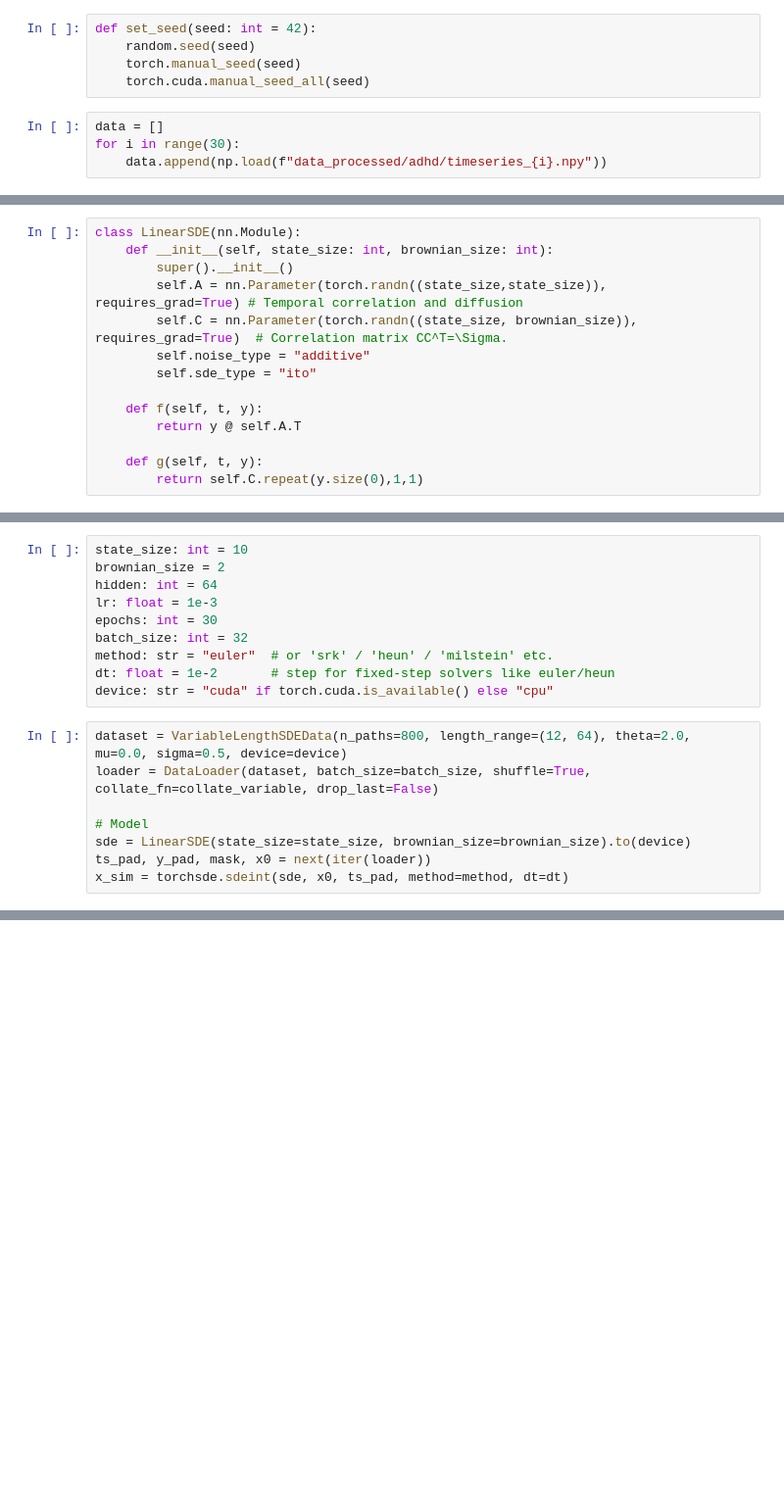
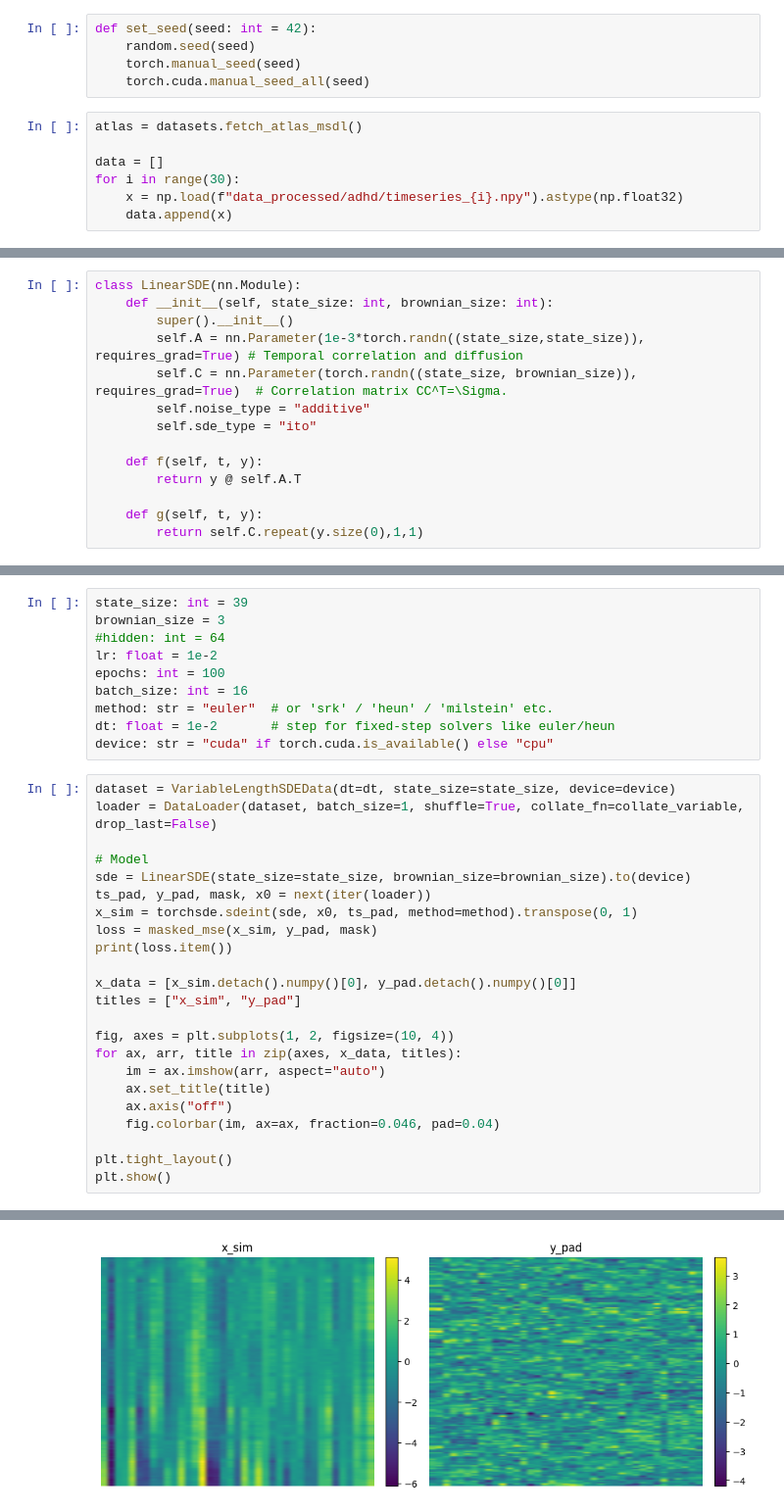
Before and after one commit to dani2442/neuroscience, a Jupyter notebook: notebooks/model_sde.ipynb, the cells around one changed output, grey strips where cells are left out. Shown at 98% size. Saved outputs shown, nothing was run; the diff lists cells and outputs as text; blank space fills up the shorter version.

```diff
--- a/notebooks/model_sde.ipynb
+++ b/notebooks/model_sde.ipynb
@@ -30,6 +30,9 @@ def set_seed(seed: int = 42):
     torch.manual_seed(seed)
     torch.cuda.manual_seed_all(seed)
 # %%
+atlas = datasets.fetch_atlas_msdl()
+
 data = []
 for i in range(30):
-    data.append(np.load(f"data_processed/adhd/timeseries_{i}.npy"))
+    x = np.load(f"data_processed/adhd/timeseries_{i}.npy").astype(np.float32)
+    data.append(x)
@@ -140,7 +128,7 @@ def collate_variable(batch):
 class LinearSDE(nn.Module):
     def __init__(self, state_size: int, brownian_size: int):
         super().__init__()
-        self.A = nn.Parameter(torch.randn((state_size,state_size)), requires_grad=True) # Temporal correlation and diffusion
+        self.A = nn.Parameter(1e-3*torch.randn((state_size,state_size)), requires_grad=True) # Temporal correlation and diffusion
         self.C = nn.Parameter(torch.randn((state_size, brownian_size)), requires_grad=True)  # Correlation matrix CC^T=\Sigma.
         self.noise_type = "additive"
         self.sde_type = "ito"
@@ -153,18 +150,34 @@ class LinearSDE(nn.Module):
 # %%
-state_size: int = 10
-brownian_size = 2
-hidden: int = 64
-lr: float = 1e-3
-epochs: int = 30
-batch_size: int = 32
+state_size: int = 39
+brownian_size = 3
+#hidden: int = 64
+lr: float = 1e-2
+epochs: int = 100
+batch_size: int = 16
 method: str = "euler"  # or 'srk' / 'heun' / 'milstein' etc.
 dt: float = 1e-2       # step for fixed-step solvers like euler/heun
 device: str = "cuda" if torch.cuda.is_available() else "cpu"
 # %%
-dataset = VariableLengthSDEData(n_paths=800, length_range=(12, 64), theta=2.0, mu=0.0, sigma=0.5, device=device)
-loader = DataLoader(dataset, batch_size=batch_size, shuffle=True, collate_fn=collate_variable, drop_last=False)
+dataset = VariableLengthSDEData(dt=dt, state_size=state_size, device=device)
+loader = DataLoader(dataset, batch_size=1, shuffle=True, collate_fn=collate_variable, drop_last=False)
 
 # Model
 sde = LinearSDE(state_size=state_size, brownian_size=brownian_size).to(device)
 ts_pad, y_pad, mask, x0 = next(iter(loader))
-x_sim = torchsde.sdeint(sde, x0, ts_pad, method=method, dt=dt)
+x_sim = torchsde.sdeint(sde, x0, ts_pad, method=method).transpose(0, 1)
+loss = masked_mse(x_sim, y_pad, mask)
+print(loss.item())
+
+x_data = [x_sim.detach().numpy()[0], y_pad.detach().numpy()[0]]
+titles = ["x_sim", "y_pad"]
+
+fig, axes = plt.subplots(1, 2, figsize=(10, 4))
+for ax, arr, title in zip(axes, x_data, titles):
+    im = ax.imshow(arr, aspect="auto")
+    ax.set_title(title)
+    ax.axis("off")
+    fig.colorbar(im, ax=ax, fraction=0.046, pad=0.04)
+
+plt.tight_layout()
+plt.show()
+# %% [output]
@@ -170,0 +185 @@ x_sim = torchsde.sdeint(sde, x0, ts_pad, method=method, dt=dt)
+[figure, added]
```
Also changed, not shown: parts of 10 cells of this notebook, 1 other file.
